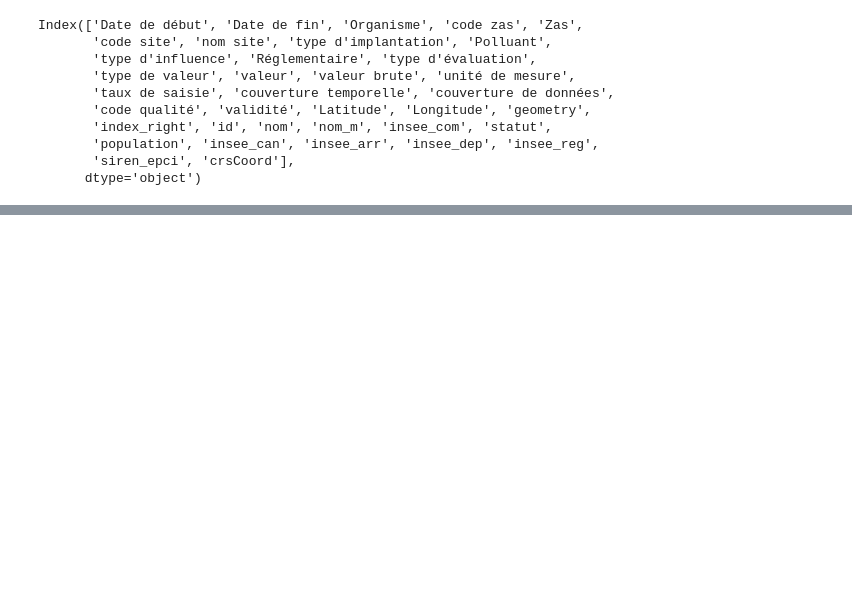
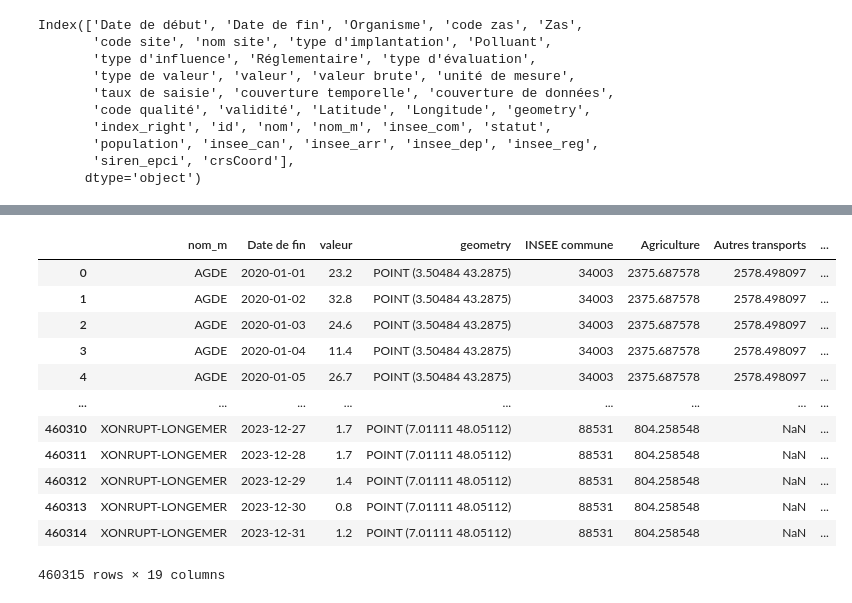
Before and after one commit to Antoine-Merienne/Projet-data-science-Mornand-Merienne, a Jupyter notebook: notebook_projet.ipynb, the cells around one changed output, grey strips where cells are left out. Saved outputs shown, nothing was run; the diff lists cells and outputs as text; code cells hidden in the pictures; blank space fills up the shorter version.

```diff
--- a/notebook_projet.ipynb
+++ b/notebook_projet.ipynb
@@ -656,14 +553,14 @@ variable_interet = ['Date de fin', "type d'implantation",
 result_simple = [result[indice_polluant][variable_interet] for indice_polluant in range(5)]
 
 
-result_simple_agg = [0]
-geometries = [0]
-result_gdf = [0]
+result_simple_agg = []
+geometries = []
+variable_gdf = []
 
 for indice_polluant in range(5):
-    result_simple[indice_polluant][['Date de fin']] = pd.to_datetime(result_simple[indice_polluant][['Date de fin']])
+    #result_simple[indice_polluant][['Date de fin']] = pd.to_datetime(result_simple[indice_polluant]['Date de fin'], errors = 'coerce')
     result_simple_agg.append(result_simple[indice_polluant].groupby(['nom_m', 'Date de fin'], as_index=False).agg({'valeur': 'mean'}))
     # Ajouter une géométrie : ici, en reprenant la première géométrie de chaque groupe
-    geometries.append(result_simple_agg[indice_polluant].groupby(['nom_m', 'Date de fin'])['geometry'].first().reset_index())
+    geometries.append(result_simple[indice_polluant].groupby(['nom_m', 'Date de fin'])['geometry'].first().reset_index())
     # Fusionner pour réassocier la géométrie
-    result_gdf.append(gpd.GeoDataFrame(result_simple_agg[indice_polluant].merge(geometries[indice_polluant], on=['nom_m', 'Date de fin']), geometry='geometry', crs=result_simple_agg[indice_polluant].crs))
+    variable_gdf.append(gpd.GeoDataFrame(result_simple_agg[indice_polluant].merge(geometries[indice_polluant], on=['nom_m', 'Date de fin']), geometry='geometry', crs=result_simple[indice_polluant].crs))
@@ -671,0 +673,7 @@ ValueError: to assemble mappings requires at least that [year, month, day] be sp
+# %%
+inventaire_ges = pd.read_csv("https://data.ademe.fr/data-fair/api/v1/datasets/igt-pouvoir-de-rechauffement-global/full")
+# %%
+inventaire_ges['total'] = inventaire_ges.drop(['INSEE commune', 'Commune','lat','lon'], axis = 1).sum(numeric_only=True, axis = 1)
+inventaire_ges['total'] = inventaire_ges['total'].fillna(inventaire_ges['total'].mean(numeric_only=True, axis = 0))
+inventaire_ges['log_total'] = np.log(inventaire_ges['total'])
+inventaire_ges.sample(10)
@@ -671,0 +692,22 @@ ValueError: to assemble mappings requires at least that [year, month, day] be sp
+# %%
+#inventaire_ges.rename(columns={'Commune':'nom_m'}, inplace=True)
+inventaire_ges = inventaire_ges.drop_duplicates(subset=None, keep='first', inplace=False)
+# %%
+inventaire_ges = inventaire_ges.drop_duplicates(subset=None, keep='first', inplace=False)
+df_interet = [pd.merge(variable_gdf[i],inventaire_ges, on =['nom_m'], how = 'left', validate = 'm:m') for i in range(5)]
+
+df_interet[0]
+# %% [output]
+|  | nom_m | Date de fin | valeur | geometry | INSEE commune | Agriculture | Autres transports | ... |
+| 0 | AGDE | 2020-01-01 | 23.2 | POINT (3.50484 43.2875) | 34003 | 2375.687578 | 2578.498097 | ... |
+| 1 | AGDE | 2020-01-02 | 32.8 | POINT (3.50484 43.2875) | 34003 | 2375.687578 | 2578.498097 | ... |
+| 2 | AGDE | 2020-01-03 | 24.6 | POINT (3.50484 43.2875) | 34003 | 2375.687578 | 2578.498097 | ... |
+| 3 | AGDE | 2020-01-04 | 11.4 | POINT (3.50484 43.2875) | 34003 | 2375.687578 | 2578.498097 | ... |
+| 4 | AGDE | 2020-01-05 | 26.7 | POINT (3.50484 43.2875) | 34003 | 2375.687578 | 2578.498097 | ... |
+| ... | ... | ... | ... | ... | ... | ... | ... | ... |
+| 460310 | XONRUPT-LONGEMER | 2023-12-27 | 1.7 | POINT (7.01111 48.05112) | 88531 | 804.258548 | NaN | ... |
+| 460311 | XONRUPT-LONGEMER | 2023-12-28 | 1.7 | POINT (7.01111 48.05112) | 88531 | 804.258548 | NaN | ... |
+| 460312 | XONRUPT-LONGEMER | 2023-12-29 | 1.4 | POINT (7.01111 48.05112) | 88531 | 804.258548 | NaN | ... |
+| 460313 | XONRUPT-LONGEMER | 2023-12-30 | 0.8 | POINT (7.01111 48.05112) | 88531 | 804.258548 | NaN | ... |
+| 460314 | XONRUPT-LONGEMER | 2023-12-31 | 1.2 | POINT (7.01111 48.05112) | 88531 | 804.258548 | NaN | ... |
+460315 rows × 19 columns
```
Also changed, not shown: parts of 20 cells of this notebook.
